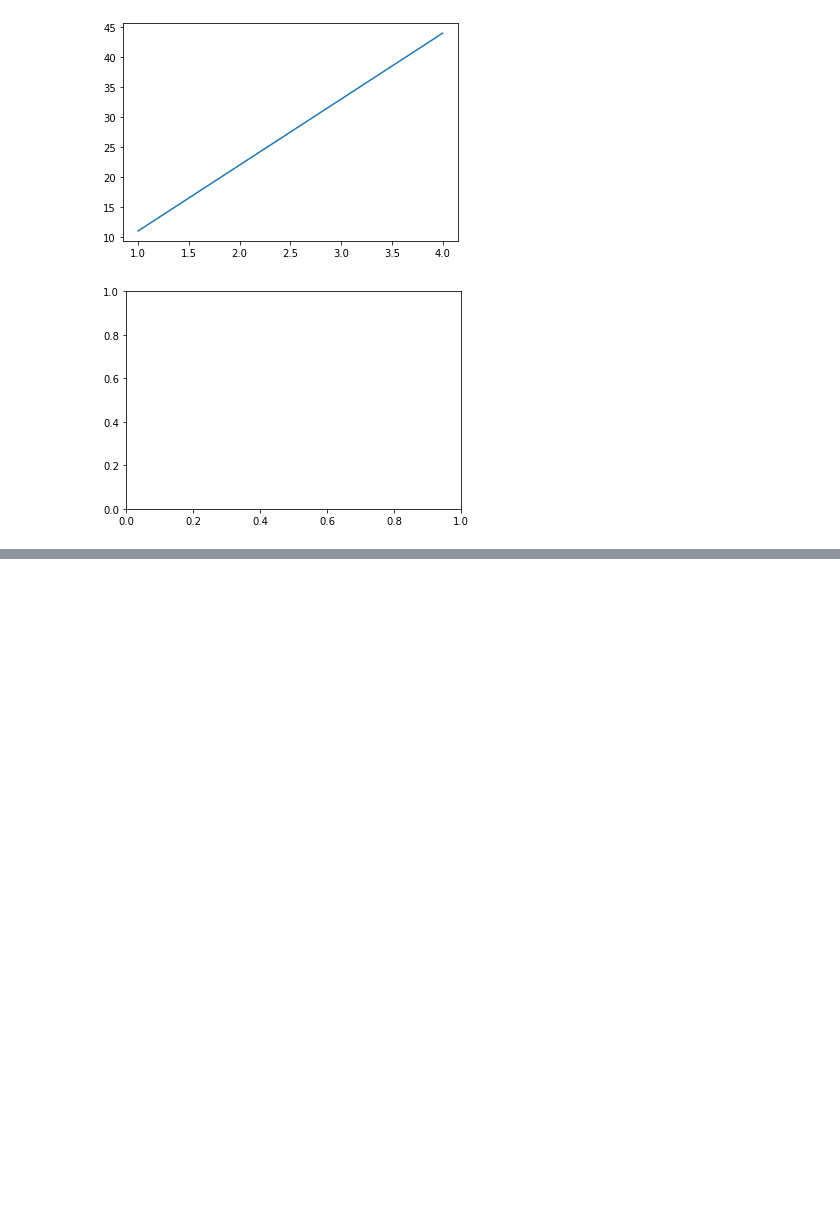
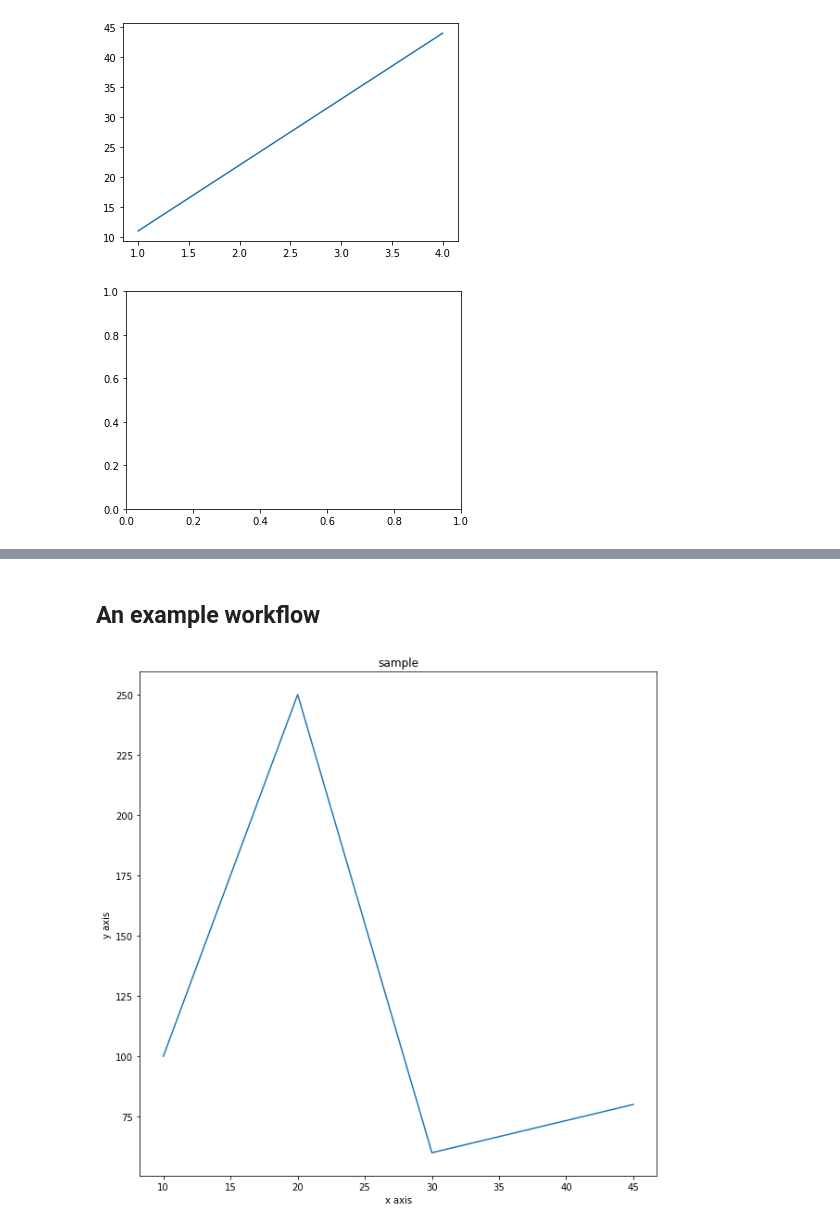
Before and after one commit to xtructt/z2m-ML, a Jupyter notebook: Introduction to Matplotlib.ipynb, the cells around one changed output, grey strips where cells are left out. Drawn from its saved outputs; the diff is of its cells as text; code cells hidden in the pictures; blank space fills up the shorter version.

```diff
--- a/Introduction to Matplotlib.ipynb
+++ b/Introduction to Matplotlib.ipynb
@@ -43,0 +52,20 @@ fig = plt.figure #creates a figure
+# %% [markdown]
+## An example workflow
+# %%
+# 1 import lib
+%matplotlib inline
+import matplotlib.pyplot as plt
+#2 prepare the data
+x = [10,20,30,45]
+y = [100,250, 60,80]
+#3 create the figure and subplot
+fig, ax = plt.subplots(figsize = (10,10))
+ax.plot(x,y)
+ax.set(title = 'sample',
+        xlabel = 'x axis',
+        ylabel = 'y axis')
+#4 output
+plt.show()
+fig.savefig('images\sample-matplotlib.png')
+# %% [output]
+[figure, added]
```
Also changed, not shown: parts of 2 cells of this notebook, 1 other file.
